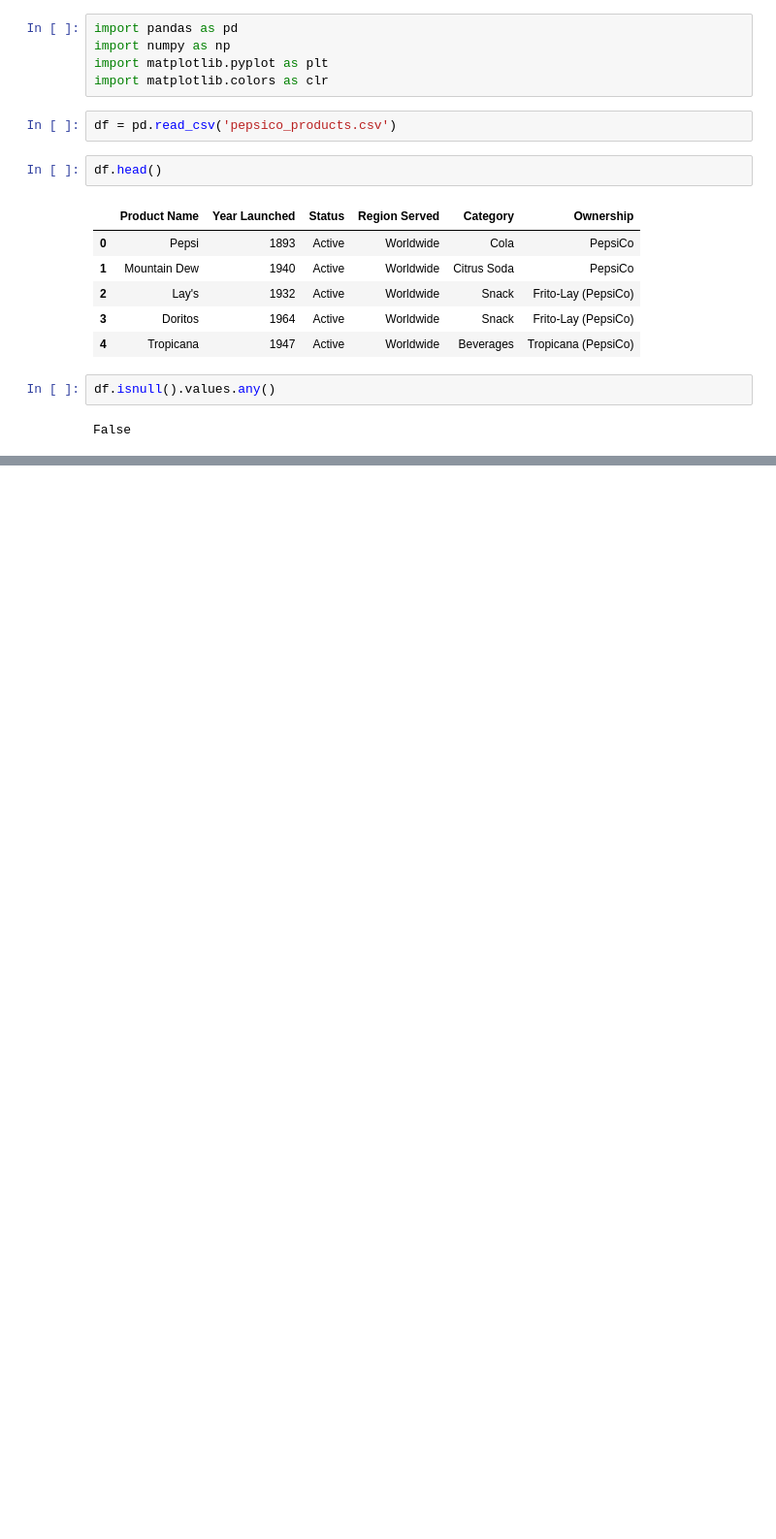
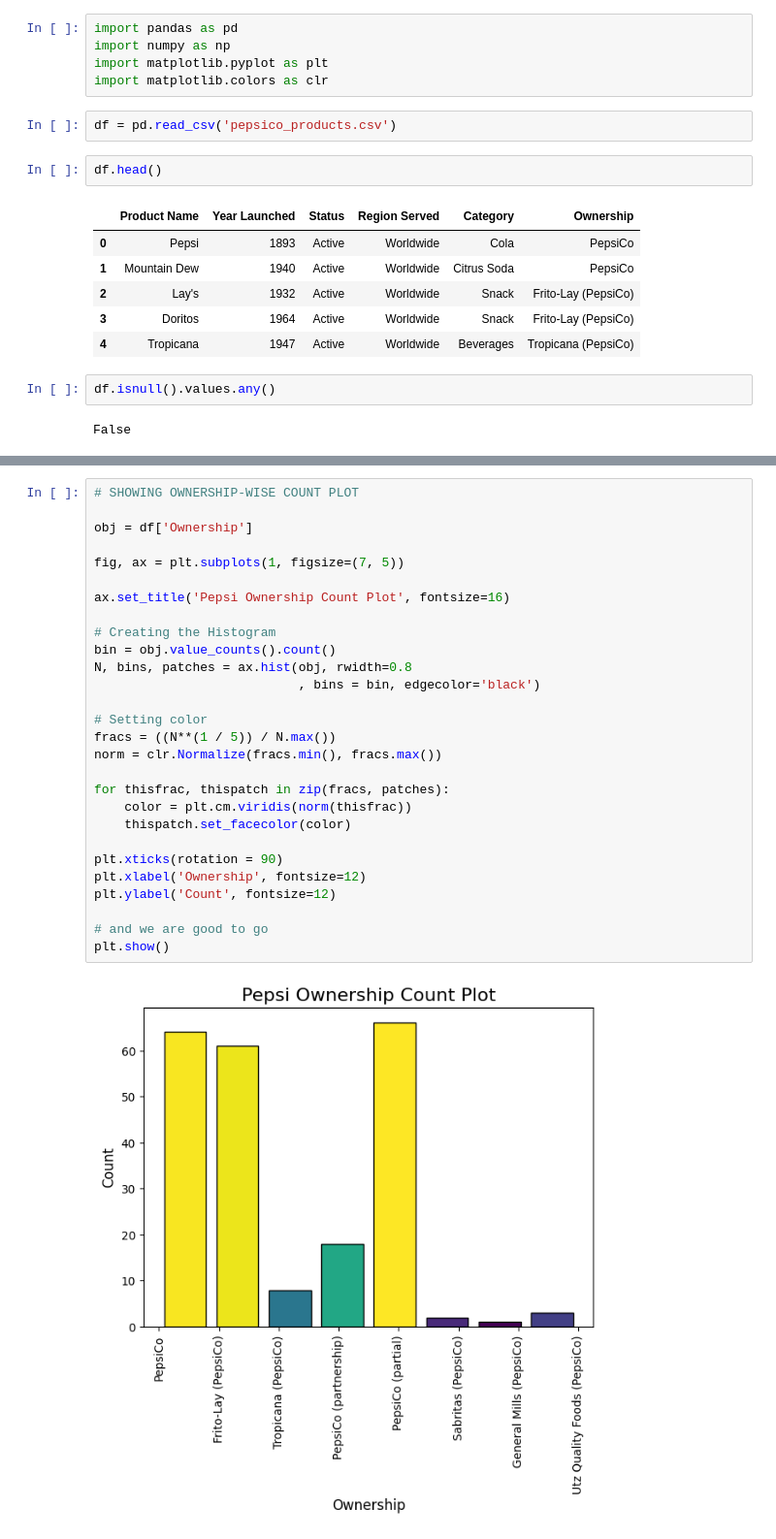
Before and after one commit to ozmaadnan/data-and-building-dashboard, a Jupyter notebook: Histogram pepsi products.ipynb, the cells around one changed output, grey strips where cells are left out. Shown at 97% size. Drawn from its saved outputs; the diff is of its cells as text; blank space fills up the shorter version.

```diff
--- a/Histogram pepsi products.ipynb
+++ b/Histogram pepsi products.ipynb
@@ -51,0 +52,30 @@ plt.show()
+# %%
+# SHOWING OWNERSHIP-WISE COUNT PLOT
+
+obj = df['Ownership']
+
+fig, ax = plt.subplots(1, figsize=(7, 5))
+
+ax.set_title('Pepsi Ownership Count Plot', fontsize=16)
+
+# Creating the Histogram
+bin = obj.value_counts().count()
+N, bins, patches = ax.hist(obj, rwidth=0.8
+                           , bins = bin, edgecolor='black')
+
+# Setting color
+fracs = ((N**(1 / 5)) / N.max())
+norm = clr.Normalize(fracs.min(), fracs.max())
+
+for thisfrac, thispatch in zip(fracs, patches):
+    color = plt.cm.viridis(norm(thisfrac))
+    thispatch.set_facecolor(color)
+
+plt.xticks(rotation = 90)
+plt.xlabel('Ownership', fontsize=12)
+plt.ylabel('Count', fontsize=12)
+
+# and we are good to go
+plt.show()
+# %% [output]
+[figure, added]
```
Also changed, not shown: parts of 1 cell of this notebook.
